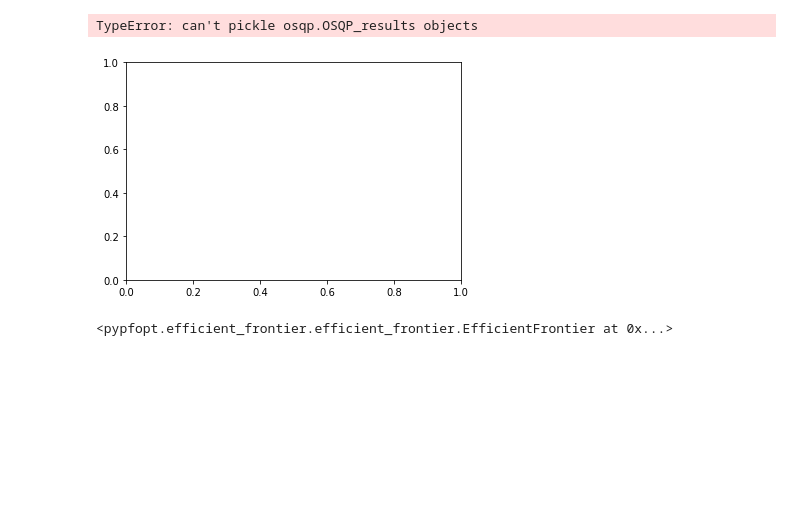
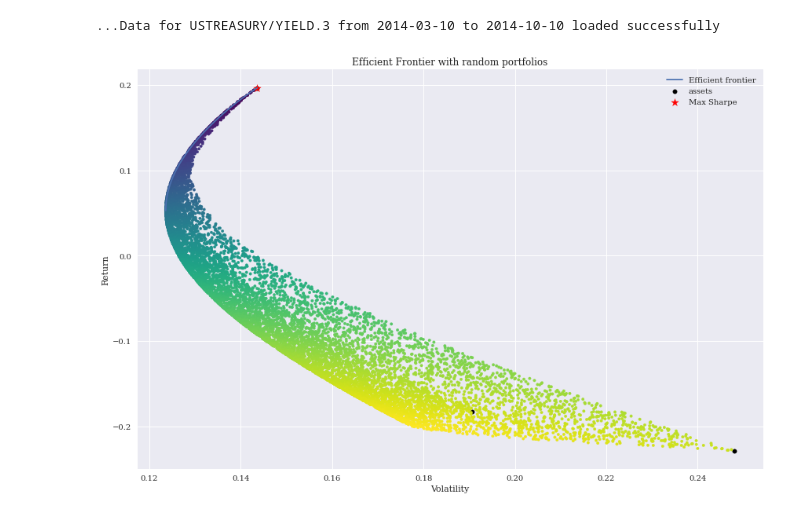
Before and after one commit to QAM-ATC/Risk, a Jupyter notebook: test.ipynb, the cells around one changed output. Drawn from its saved outputs; the diff is of its cells as text; code cells hidden in the pictures; blank space fills up the shorter version.

```diff
--- a/test.ipynb
+++ b/test.ipynb
@@ -5,6 +5,6 @@ import pandas as pd
 %load_ext autoreload
 %autoreload 2
 # %%
-tickers = ["AAPL", "BRO", "AMZN"]
-data = FetchData().test_set(ticker=tickers, startDate="2012-03-10", endDate="2014-10-10")
+tickers = ["ABM", "ABC", "AlEX"]
+data = FetchData().test_set(ticker=tickers, startDate="2014-03-10", endDate="2014-10-10")
 # %% [output]
@@ -32,8 +38,7 @@ Plot().covariance_heatmap(data.cov())
 # %%
+# Must be called before the portfolio object is fitted, otherwise it won't work.
+pf = MeanVariance(data)
+Plot().efficient_frontier(optimizer=pf.portfolio, prices=data);
 # %% [output]
-TypeError: can't pickle osqp.OSQP_results objects
+...Data for USTREASURY/YIELD.3 from 2014-03-10 to 2014-10-10 loaded successfully
-[figure, old version]
+[figure, new version]
-# %%
-pf.portfolio
-# %% [output]
-<pypfopt.efficient_frontier.efficient_frontier.EfficientFrontier at 0x...>
```
Also changed, not shown: parts of 7 cells of this notebook.
